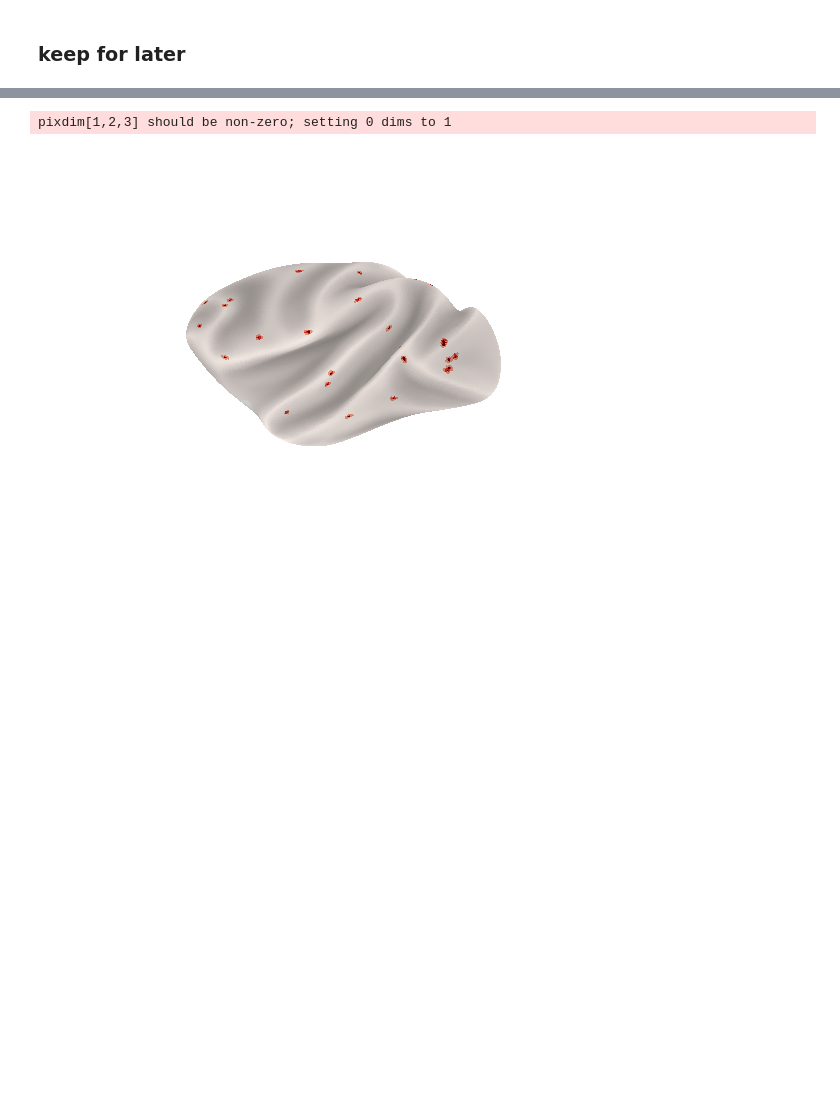
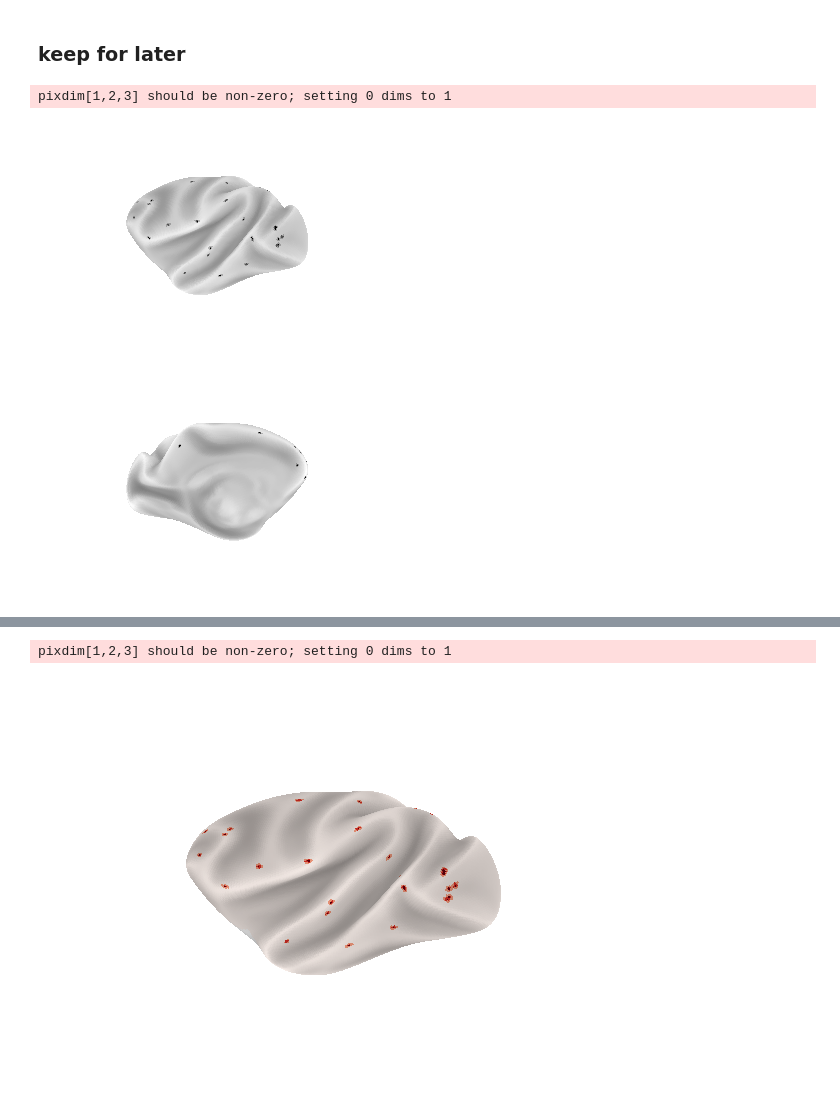
Before and after one commit to soligschlager/distconnect_macaque, a Jupyter notebook: viz_injections.ipynb, the cells around one changed output, grey strips where cells are left out. Saved outputs shown, nothing was run; the diff lists cells and outputs as text; code cells hidden in the pictures; blank space fills up the shorter version.

```diff
--- a/viz_injections.ipynb
+++ b/viz_injections.ipynb
@@ -11,7 +11,45 @@ sns.set_style('white')
 # %% [markdown]
 ### keep for later
 # %%
-yerkes_dir = '/nobackup/hunte1/sabine/data/macaque/Yerkes19/'
-data_dir = '/home/raid3/oligschlager/workspace/tractdist/data'
+yerkes_dir = '/Users/sabine/data/Yerkes19'
+data_dir = '/Users/sabine/workspace/distconnect_macaque/data'
 # %%
 df_regionwise = pd.read_pickle('%s/df_regionwise.pkl' % data_dir)
+# %%
+# to keep
+
+# viz injection sites
+sns.set_style('white')
+sns.set_context('talk')
+
+# macaque surface
+f_surf = '%s/MacaqueYerkes19.L.very_inflated.32k_fs_LR.surf.gii' % yerkes_dir
+coords = nib.load(f_surf).darrays[0].data
+faces = nib.load(f_surf).darrays[1].data
+surf = tuple((coords, faces))
+f_sulc = '%s/MacaqueYerkes19.sulc.32k_fs_LR.dscalar.nii' % yerkes_dir
+sulc = nib.load(f_sulc).get_data().squeeze()[:32492]
+
+# labels
+mwall = np.load('%s/medial_wall.lh.label.npy' % yerkes_dir)
+cort = np.array([node for node in range(32492) if node not in mwall])
+
+# viz
+data = np.zeros((32492))
+for i in df_regionwise[~df_regionwise['injection sites'].isnull()].index:
+    nodes = [int(n) for n in df_regionwise['injection sites'].iloc[i]]
+    data[nodes] = 1
+
+for azim in [180,0]:
+    img = plot.plot_surf_stat_map(coords, faces, data,
+                                  bg_map=sulc, bg_on_stat=True,
+                                  mask=cort,
+                                  azim=azim,
+                                  cmap='Greys',
+                                  vmin=0, vmax=1)
+    plt.show()
+    img.savefig('/Users/sabine/Downloads/inj_sites_%s.png' % (azim), dpi=300)
+# %% [output]
+pixdim[1,2,3] should be non-zero; setting 0 dims to 1
+[figure, added]
+[figure, added]
```
Also changed, not shown: parts of 2 cells of this notebook, 50 other files.
